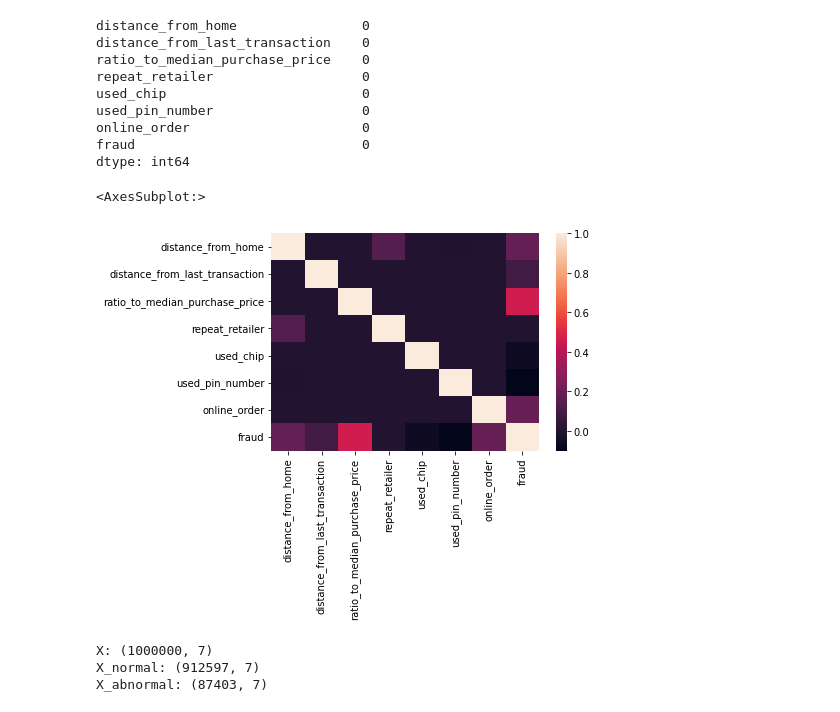
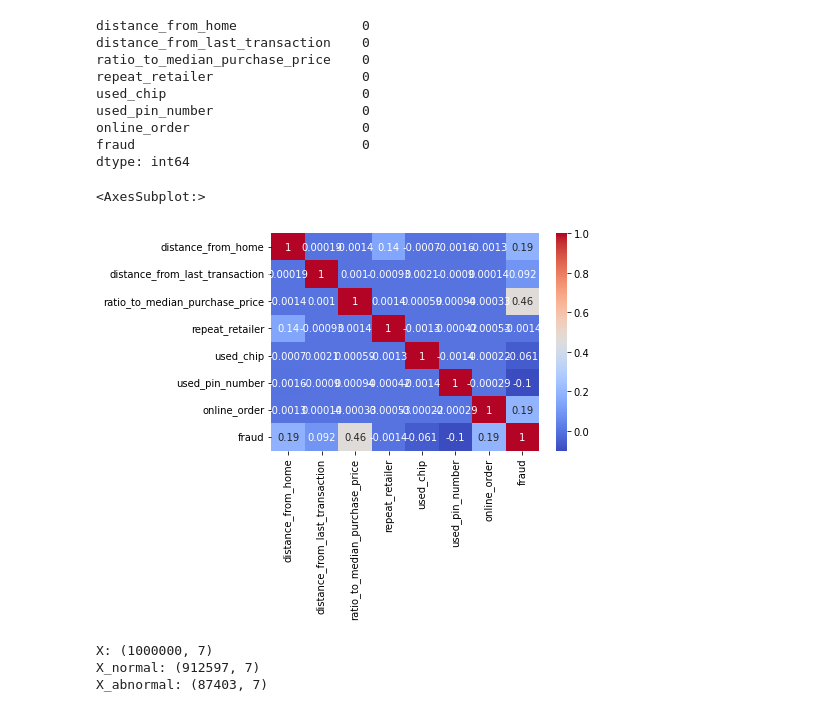
Before and after one commit to cincolunes/Credit-Card-Fraud, a Jupyter notebook: EDA.ipynb, the cells around one changed output. Cells and saved outputs as stored; diff of their text form; code cells hidden in the pictures.

```diff
--- a/EDA.ipynb
+++ b/EDA.ipynb
@@ -73,10 +73,10 @@ fraud                             0
 dtype: int64
 # %%
 # Correlation Visualization
-sns.heatmap(df.corr())
+sns.heatmap(df.corr(), annot = True, cmap = 'coolwarm')
 # %% [output]
 <AxesSubplot:>
-[figure, old version]
+[figure, new version]
 # %%
 # Differentiate X and y
 # X = df[df.columns.difference(['fraud'])]
```
Also changed, not shown: parts of 1 cell of this notebook, 6 other files.
